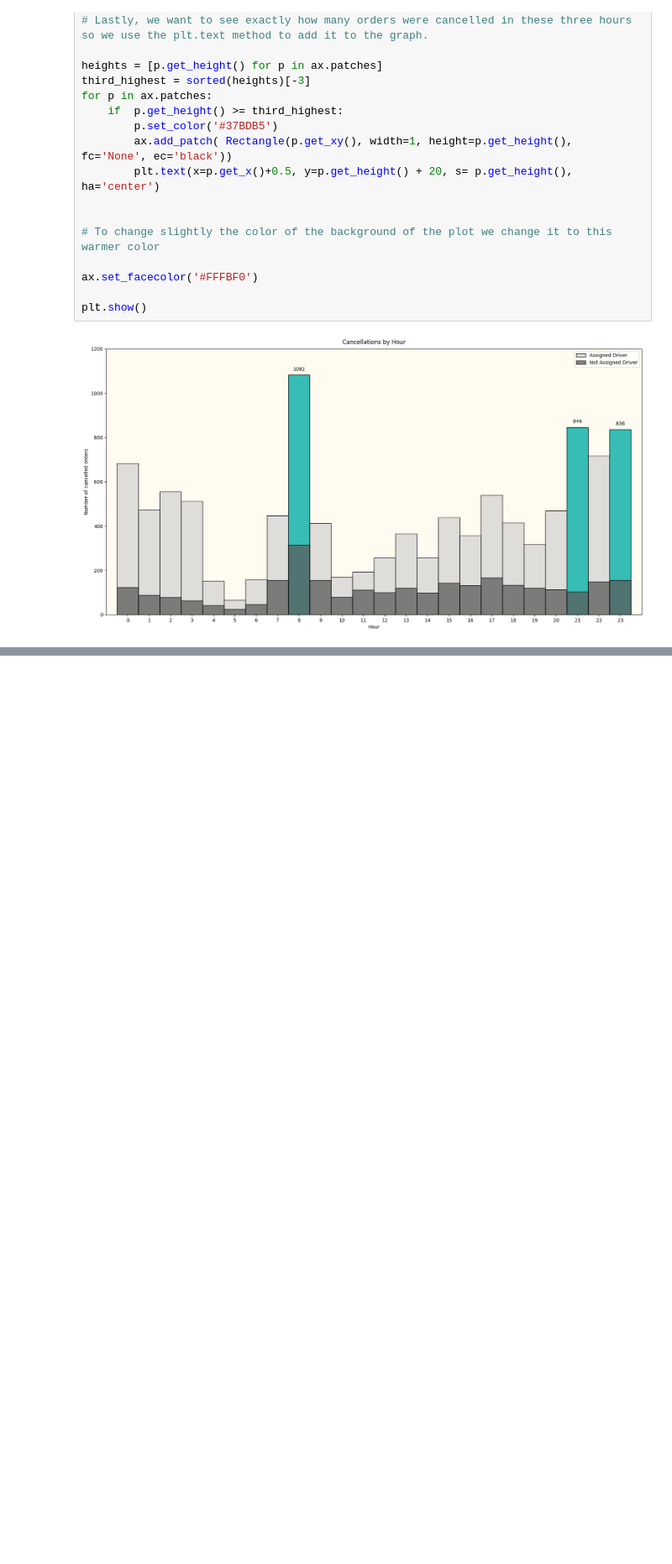
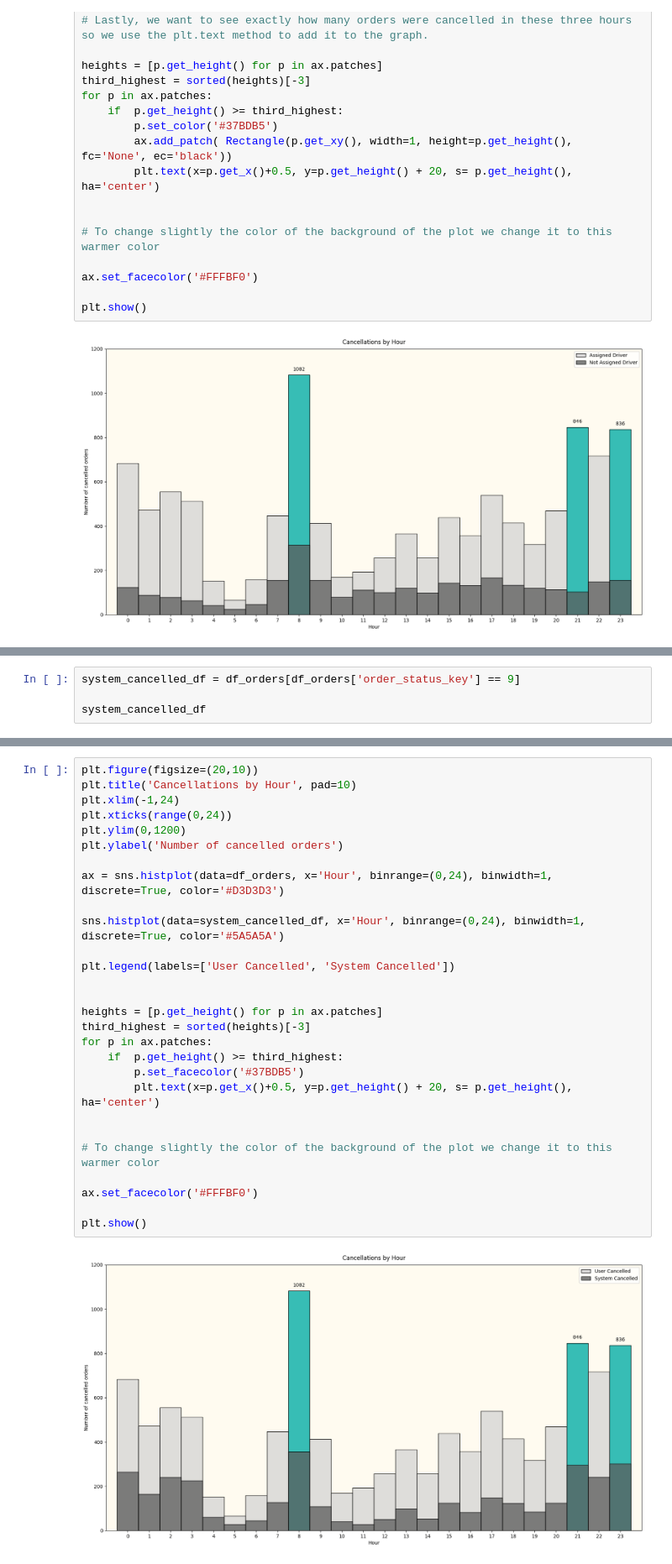
Before and after one commit to ArnaudBorrens/Gett_project, a Jupyter notebook: data_cleaning.ipynb, the cells around one changed output, grey strips where cells are left out. Shown at 84% size. Drawn from its saved outputs; the diff is of its cells as text; blank space fills up the shorter version.

```diff
--- a/data_cleaning.ipynb
+++ b/data_cleaning.ipynb
@@ -330,0 +331,4 @@ plt.show()
+# %%
+system_cancelled_df = df_orders[df_orders['order_status_key'] == 9]
+
+system_cancelled_df
@@ -330,0 +349,30 @@ plt.show()
+# %%
+plt.figure(figsize=(20,10))
+plt.title('Cancellations by Hour', pad=10)
+plt.xlim(-1,24)
+plt.xticks(range(0,24))
+plt.ylim(0,1200)
+plt.ylabel('Number of cancelled orders')
+
+ax = sns.histplot(data=df_orders, x='Hour', binrange=(0,24), binwidth=1, discrete=True, color='#D3D3D3')
+
+sns.histplot(data=system_cancelled_df, x='Hour', binrange=(0,24), binwidth=1, discrete=True, color='#5A5A5A')
+
+plt.legend(labels=['User Cancelled', 'System Cancelled'])
+
+
+heights = [p.get_height() for p in ax.patches]
+third_highest = sorted(heights)[-3]
+for p in ax.patches:
+    if  p.get_height() >= third_highest:
+        p.set_facecolor('#37BDB5')
+        plt.text(x=p.get_x()+0.5, y=p.get_height() + 20, s= p.get_height(), ha='center')
+
+
+# To change slightly the color of the background of the plot we change it to this warmer color
+
+ax.set_facecolor('#FFFBF0')
+
+plt.show()
+# %% [output]
+[figure, added]
```
Also changed, not shown: parts of 3 cells of this notebook.
